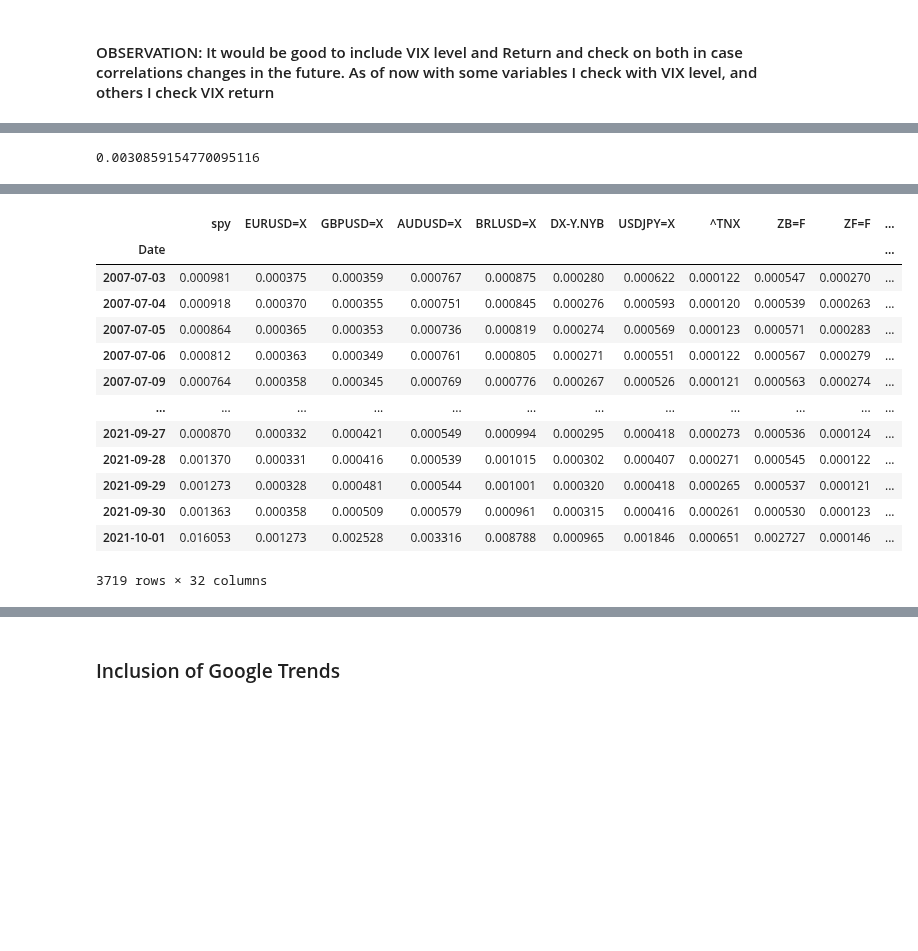
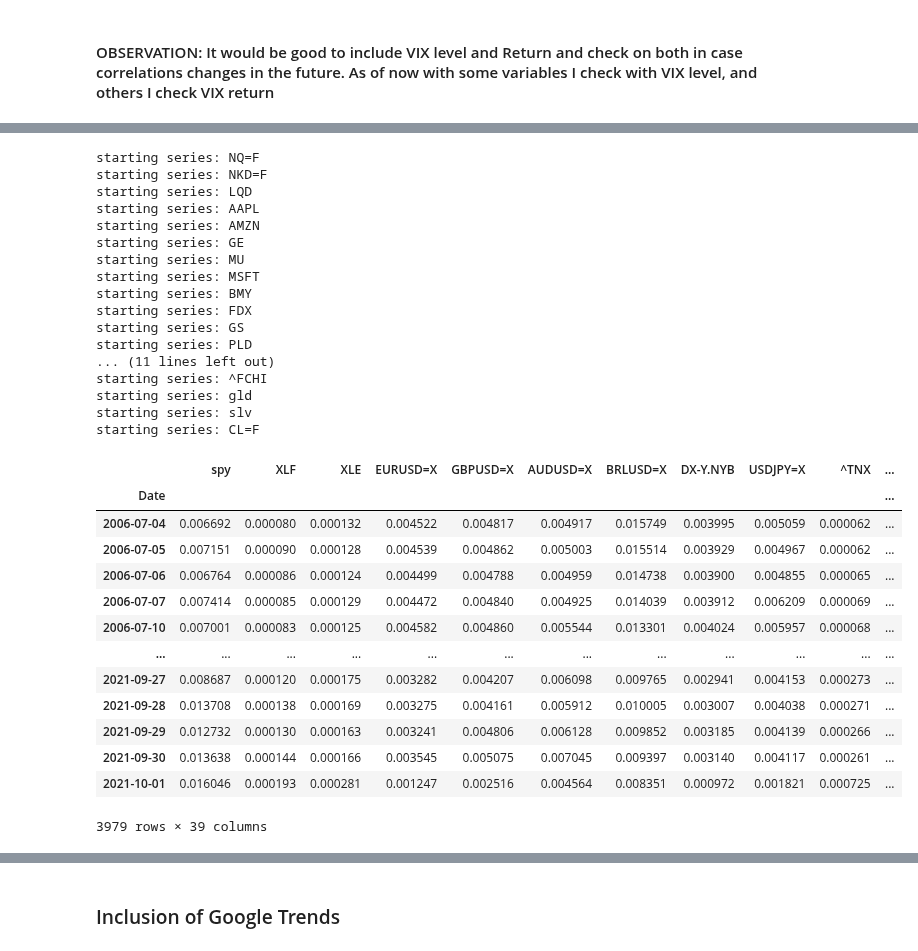
Before and after one commit to sangramsinghg/vix_predictor, a Jupyter notebook: Paola_adaBoost.ipynb, the cells around one changed output, grey strips where cells are left out. Saved outputs shown, nothing was run; the diff lists cells and outputs as text; code cells hidden in the pictures; blank space fills up the shorter version.

Commit message:
Advance on data clean up with the full team

```diff
--- a/Paola_adaBoost.ipynb
+++ b/Paola_adaBoost.ipynb
@@ -80,25 +79,17 @@ ticker_list= ["^VIX", "spy", 'XLF', 'XLE',
 # Inclusion of security levels X1
 def retrieve_close(close_prices_dict, ticker_list):
     for ticker in ticker_list:
-        close_price = retrieve_yahoo_close(ticker, start_date='2006-07-02', end_date='2021-10-01')
+        close_price = retrieve_yahoo_close(ticker, start_date='2006-07-02', end_date='2021-10-02')
         close_prices_dict[ticker] = close_price
     return close_prices_dict
+
+
 
 close_prices_dict = {}
 close_prices_dict = retrieve_close(close_prices_dict, ticker_list)
 print("Completed retrieve of close prices")
 
 close_prices_df= pd.DataFrame(close_prices_dict)
-
-close_prices_component_df = correlation_filter(close_prices_df, min_corr=0.20, key_column='^VIX', eliminate_first_column=True)
-
-X1=close_prices_component_df
-vix=close_prices_df['^VIX']
-vix_ret=close_prices_df['^VIX'].pct_change()
-VIX=pd.DataFrame([vix, vix_ret]).T
-VIX.columns=['VIX','VIX_ret']
-
-X1=pd.concat([VIX,close_prices_component_df], axis=1)
 # %% [output]
 Processing Close ^VIX
 Processing Close spy
@@ -119,4 +110,17 @@ Processing Close 261220.KS
 Completed retrieve of close prices
+# %%
+close_prices_df=close_prices_df.ffill(axis='rows')
+close_prices_df=close_prices_df.bfill(axis='rows')
+
+close_prices_component_df = correlation_filter(close_prices_df, min_corr=0.20, key_column='^VIX', eliminate_first_column=True)
+
+X1=close_prices_component_df
+vix=close_prices_df['^VIX']
+vix_ret=close_prices_df['^VIX'].pct_change()
+VIX=pd.DataFrame([vix, vix_ret]).T
+VIX.columns=['VIX','VIX_ret']
+
+X1=pd.concat([VIX,close_prices_component_df], axis=1)
 # %%
 # Inclusion of security returns X2
 # Include returns that are correlated more than 0.20 with the Vix return
@@ -172,13 +176,9 @@ Processing Volume 261220.KS
 Completed retrieve of volume
-# %%
-np.mean(abs(security_returns_df['LQD']))
-# %% [output]
-0.0030859154770095116
 # %%
 # Inclusion of GARCH series X4
 garch_series=pd.DataFrame()
 
-not_to_include=['^VIX', '261220.KS','VWEHX']
+not_to_include=['^VIX']
 
 
 for ticker in ticker_list:
@@ -186,12 +186,12 @@ for ticker in ticker_list:
         if ticker in not_to_include:
             continue
 
-        if (np.mean(abs(security_returns_df[ticker])))<=0.01:
+        if (np.mean(abs(security_returns_df[ticker])))<=0.1:
             security_returns_df[ticker]=10*security_returns_df[ticker]
 
         garch_series[ticker]=garch_fit_and_predict(security_returns_df[ticker], ticker, horizon=1, p=1, q=1, o=1)
 
-        if (np.mean(abs(security_returns_df[ticker])))<=0.01:
+        if (np.mean(abs(security_returns_df[ticker])))<=0.1:
             garch_series[ticker]=100*garch_series[ticker]
 
 
@@ -218,17 +221,34 @@ starting series: CL=F
+starting series: NQ=F
+starting series: NKD=F
+starting series: LQD
+starting series: AAPL
+starting series: AMZN
+starting series: GE
+starting series: MU
+starting series: MSFT
+starting series: BMY
+starting series: FDX
+starting series: GS
+starting series: PLD
+... (11 lines left out)
+starting series: ^FCHI
+starting series: gld
+starting series: slv
+starting series: CL=F
-|  | spy | EURUSD=X | GBPUSD=X | AUDUSD=X | BRLUSD=X | DX-Y.NYB | USDJPY=X | ^TNX | ZB=F | ZF=F | ... |
+|  | spy | XLF | XLE | EURUSD=X | GBPUSD=X | AUDUSD=X | BRLUSD=X | DX-Y.NYB | USDJPY=X | ^TNX | ... |
 | Date |  |  |  |  |  |  |  |  |  |  | ... |
-| 2007-07-03 | 0.000981 | 0.000375 | 0.000359 | 0.000767 | 0.000875 | 0.000280 | 0.000622 | 0.000122 | 0.000547 | 0.000270 | ... |
-| 2007-07-04 | 0.000918 | 0.000370 | 0.000355 | 0.000751 | 0.000845 | 0.000276 | 0.000593 | 0.000120 | 0.000539 | 0.000263 | ... |
-| 2007-07-05 | 0.000864 | 0.000365 | 0.000353 | 0.000736 | 0.000819 | 0.000274 | 0.000569 | 0.000123 | 0.000571 | 0.000283 | ... |
-| 2007-07-06 | 0.000812 | 0.000363 | 0.000349 | 0.000761 | 0.000805 | 0.000271 | 0.000551 | 0.000122 | 0.000567 | 0.000279 | ... |
-| 2007-07-09 | 0.000764 | 0.000358 | 0.000345 | 0.000769 | 0.000776 | 0.000267 | 0.000526 | 0.000121 | 0.000563 | 0.000274 | ... |
+| 2006-07-04 | 0.006692 | 0.000080 | 0.000132 | 0.004522 | 0.004817 | 0.004917 | 0.015749 | 0.003995 | 0.005059 | 0.000062 | ... |
+| 2006-07-05 | 0.007151 | 0.000090 | 0.000128 | 0.004539 | 0.004862 | 0.005003 | 0.015514 | 0.003929 | 0.004967 | 0.000062 | ... |
+| 2006-07-06 | 0.006764 | 0.000086 | 0.000124 | 0.004499 | 0.004788 | 0.004959 | 0.014738 | 0.003900 | 0.004855 | 0.000065 | ... |
+| 2006-07-07 | 0.007414 | 0.000085 | 0.000129 | 0.004472 | 0.004840 | 0.004925 | 0.014039 | 0.003912 | 0.006209 | 0.000069 | ... |
+| 2006-07-10 | 0.007001 | 0.000083 | 0.000125 | 0.004582 | 0.004860 | 0.005544 | 0.013301 | 0.004024 | 0.005957 | 0.000068 | ... |
 | ... | ... | ... | ... | ... | ... | ... | ... | ... | ... | ... | ... |
-| 2021-09-27 | 0.000870 | 0.000332 | 0.000421 | 0.000549 | 0.000994 | 0.000295 | 0.000418 | 0.000273 | 0.000536 | 0.000124 | ... |
-| 2021-09-28 | 0.001370 | 0.000331 | 0.000416 | 0.000539 | 0.001015 | 0.000302 | 0.000407 | 0.000271 | 0.000545 | 0.000122 | ... |
-| 2021-09-29 | 0.001273 | 0.000328 | 0.000481 | 0.000544 | 0.001001 | 0.000320 | 0.000418 | 0.000265 | 0.000537 | 0.000121 | ... |
-| 2021-09-30 | 0.001363 | 0.000358 | 0.000509 | 0.000579 | 0.000961 | 0.000315 | 0.000416 | 0.000261 | 0.000530 | 0.000123 | ... |
-| 2021-10-01 | 0.016053 | 0.001273 | 0.002528 | 0.003316 | 0.008788 | 0.000965 | 0.001846 | 0.000651 | 0.002727 | 0.000146 | ... |
+| 2021-09-27 | 0.008687 | 0.000120 | 0.000175 | 0.003282 | 0.004207 | 0.006098 | 0.009765 | 0.002941 | 0.004153 | 0.000273 | ... |
+| 2021-09-28 | 0.013708 | 0.000138 | 0.000169 | 0.003275 | 0.004161 | 0.005912 | 0.010005 | 0.003007 | 0.004038 | 0.000271 | ... |
+| 2021-09-29 | 0.012732 | 0.000130 | 0.000163 | 0.003241 | 0.004806 | 0.006128 | 0.009852 | 0.003185 | 0.004139 | 0.000266 | ... |
+| 2021-09-30 | 0.013638 | 0.000144 | 0.000166 | 0.003545 | 0.005075 | 0.007045 | 0.009397 | 0.003140 | 0.004117 | 0.000261 | ... |
+| 2021-10-01 | 0.016046 | 0.000193 | 0.000281 | 0.001247 | 0.002516 | 0.004564 | 0.008351 | 0.000972 | 0.001821 | 0.000725 | ... |
-3719 rows × 32 columns
+3979 rows × 39 columns
 # %%
 # Inclusion of return squares in X5
 
```
Also changed, not shown: parts of 13 cells of this notebook.
